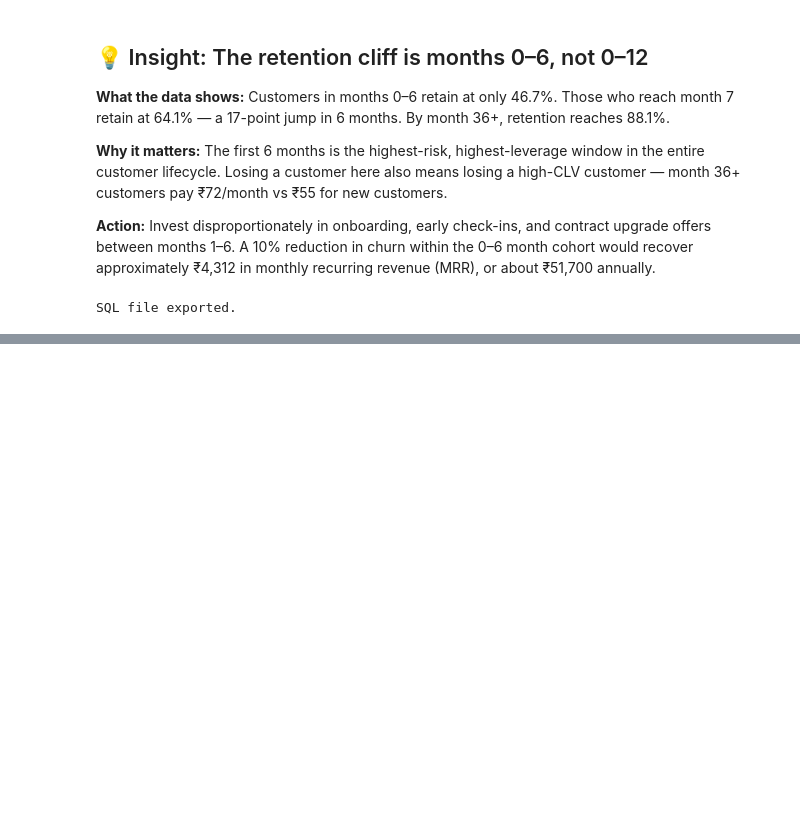
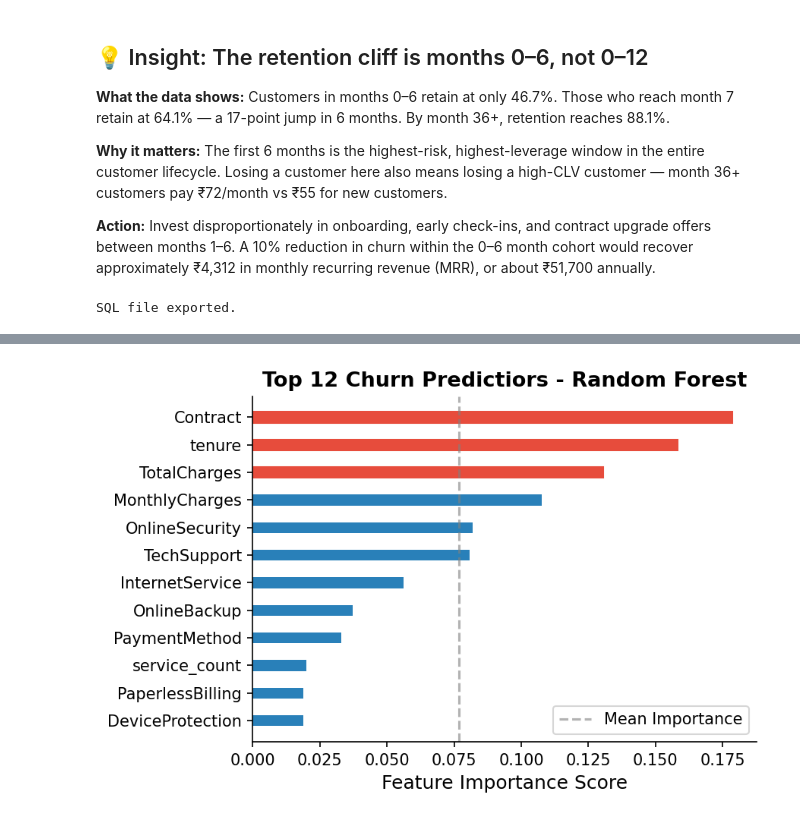
Before and after one commit to AchalaJain/saas-churn-analytics, a Jupyter notebook: notebooks/Customer_churn.ipynb, the cells around one changed output, grey strips where cells are left out. Drawn from its saved outputs; the diff is of its cells as text; code cells hidden in the pictures; blank space fills up the shorter version.

```diff
--- a/notebooks/Customer_churn.ipynb
+++ b/notebooks/Customer_churn.ipynb
@@ -491,0 +743,25 @@ SQL file exported.
+# %%
+#Feature Importance
+importance_df = pd.DataFrame({
+    'feature': feature_cols,
+    'importance': rf.feature_importances_
+}).sort_values('importance').tail(12)
+
+fig, ax = plt.subplots(figsize=(6,4))
+bars = ax.barh(importance_df['feature'], importance_df['importance'], color='#2980b9', height=0.4)
+
+#Highlight Top 3
+for i, bar in enumerate(bars):
+  if i>=len(bars)-3:
+    bar.set_color('#e74c3c')
+
+ax.set_xlabel('Feature Importance Score')
+ax.set_title('Top 12 Churn Predictiors - Random Forest')
+ax.axvline(importance_df['importance'].mean(), color='grey', linestyle='--', alpha=0.6, label='Mean Importance')
+ax.legend()
+
+plt.tight_layout()
+plt.savefig('charts/chart_feature_importance.png', bbox_inches='tight')
+plt.show()
+# %% [output]
+[figure, added]
```
Also changed, not shown: parts of 19 cells of this notebook.
